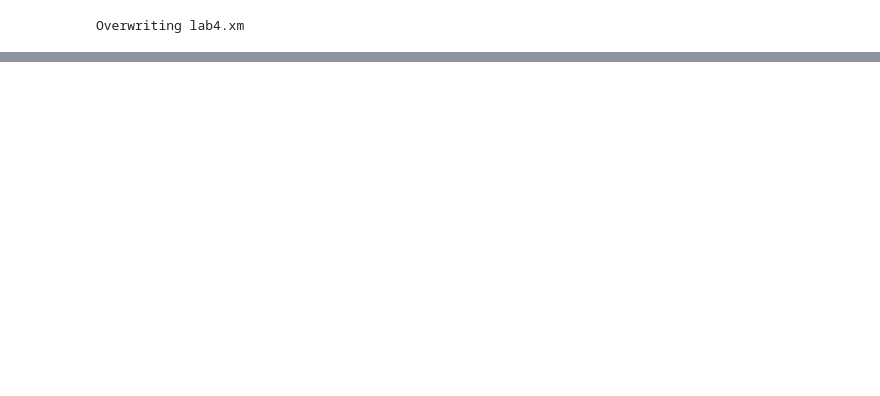
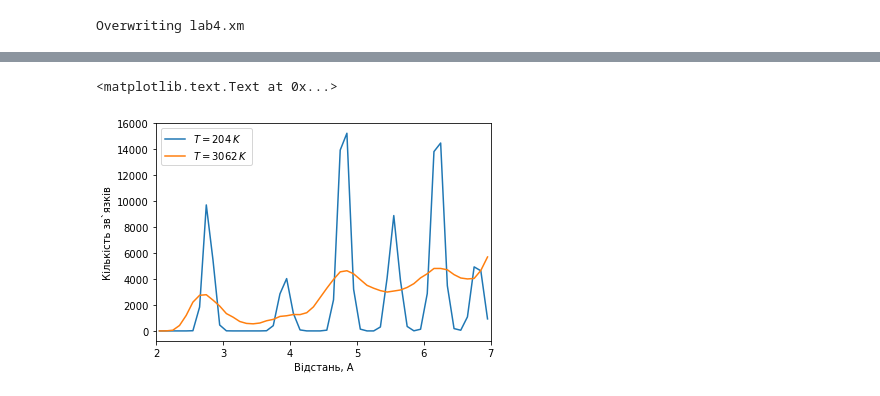
Before and after one commit to rostyq/edu_notebooks, a Jupyter notebook: mesoscale_physics/lab4.ipynb, the cells around one changed output, grey strips where cells are left out. Drawn from its saved outputs; the diff is of its cells as text; code cells hidden in the pictures; blank space fills up the shorter version.

```diff
--- a/mesoscale_physics/lab4.ipynb
+++ b/mesoscale_physics/lab4.ipynb
@@ -11,0 +11,16 @@
+# %%
+import pandas as pd
+import numpy as np
+from matplotlib import pyplot as plt
+%matplotlib inline
+
+def read_data(name):
+    data_frame = pd.read_csv(name, delimiter='\s+', skipinitialspace=True, skiprows=4,
+                             names=['skip1', 'HETATM', 'type', 'X', 'Y', 'Z'])[['X', 'Y', 'Z']]
+    data_frame.dropna(inplace=True)
+    return data_frame
+
+def read_rdf(name):
+    data_frame = pd.read_csv(name, delimiter='\s+', skipinitialspace=True, skiprows=1,
+                             names=['X', 'count', 'cummulative'], index_col='X')
+    return data_frame
@@ -99,0 +124,12 @@ ax.grid()
+# %%
+for i in range(2):
+    rdf[i]['norm_count'] = rdf[i]['count']
+    ax1 = rdf[i]['norm_count'][rdf[i].index < 7].plot(label=f'$T = {T[i]:.0f}\,K$')
+
+ax1.legend()
+ax1.set_xticks(np.arange(2, 8))
+ax1.set_xlabel('Відстань, А')
+ax1.set_ylabel("Кількість зв`язків")
+# %% [output]
+<matplotlib.text.Text at 0x...>
+[figure, added]
```
Also changed, not shown: parts of 23 cells of this notebook, 5 other files.
